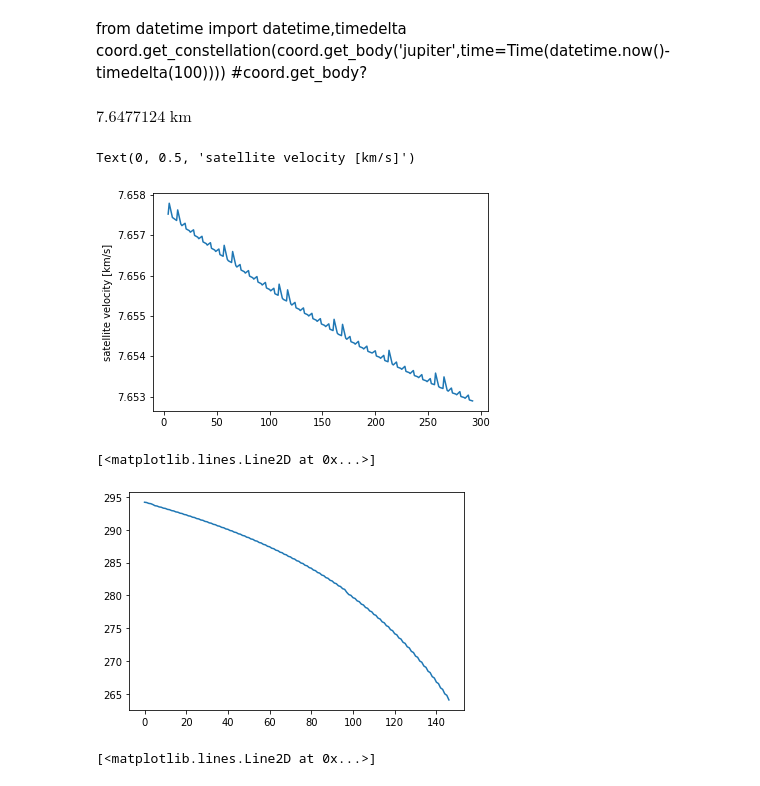
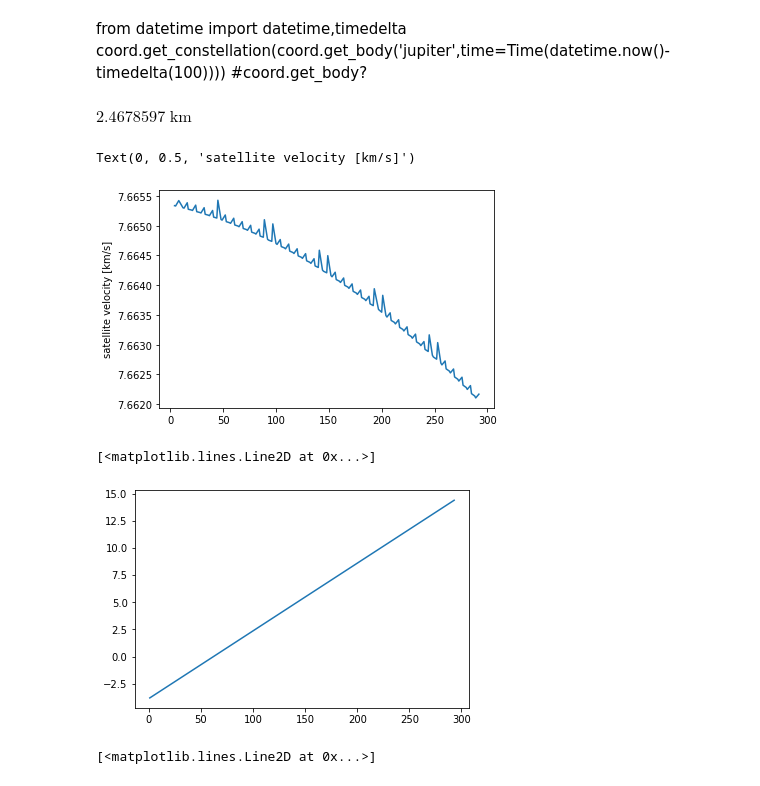
Before and after one commit to limu007/cube, a Jupyter notebook: Attitude_computed.ipynb, the cells around one changed output. Drawn from its saved outputs; the diff is of its cells as text; code cells hidden in the pictures.

```diff
--- a/Attitude_computed.ipynb
+++ b/Attitude_computed.ipynb
@@ -80,3 +80,4 @@ eci_body=eci_body/eci_norm[:,np.newaxis,:]
 # %%
+j=10
 eci_body[j,:,:]@[1,0,0]#mbody[j],mag_calc[j]
 # %% [output]
@@ -134,5 +135,7 @@ Text(0.5, 1.0, 'speed of axis movement')
 # %%
+from astropy import units as u
 axes_z=[]
+axes_y=[]
 axes_x=[]
 sat_loc=[]
 rep=sat_coords
@@ -141,9 +144,12 @@ for j in range(len(dt2)):
     at=t0+dt2[j]/24./60/60
     sat_loc.append(loc)
     axes_x.append(coord.SkyCoord(*eci_body[j,:,0],representation_type="cartesian", frame="fk5",unit='m',location=loc,obstime=at))
+    axes_y.append(coord.SkyCoord(*eci_body[j,:,1],representation_type="cartesian", frame="fk5",unit='m',location=loc,obstime=at))
     axes_z.append(coord.SkyCoord(*eci_body[j,:,2],representation_type="cartesian", frame="fk5",unit='m',location=loc,obstime=at))
 # %%
 #dir2.transform_to(aaz).distance.au
+exalt=lambda moo:[moo.alt.value,moo.az.value]
+
 magall=[]
 for j in range(len(axes_z)):
     dir2=coord.SkyCoord(ra[j]*u.radian,dec[j]*u.radian)
@@ -168,6 +174,13 @@ for j in range(len(axes_z)):
     magxll.append(exalt(dir1.transform_to(aa)))
 magxll=np.array(magxll).T
 
+magyll=[]
+for j in range(len(axes_z)):
+    dir2=coord.SkyCoord(axes_y[j].icrs.ra,axes_y[j].icrs.dec)
+    aa=coord.AltAz(location=axes_y[j].location,obstime=axes_y[j].obstime)
+    magyll.append(exalt(dir2.transform_to(aa)))
+magyll=np.array(magyll).T
+
 magxll[1][magxll[1]>=360]=(magxll[1][magxll[1]>=360]-360)
 pl.plot(dt2,magxll[0],label='alt.')
 pl.plot(dt2,magxll[1],label='azim.')
@@ -258,23 +280,24 @@ coord.get_constellation(coord.get_body('jupiter',time=Time(datetime.now()-timede
 #coord.get_body?
 # %%
 pts=coord.SphericalRepresentation(rep[0]*u.deg,rep[1]*u.deg,(rep[2])*u.km)
-ip=pts[2]#.separation_3d(pts[1])
-dis=ip.to_cartesian()-pts[3].to_cartesian()
+ip=pts[1]#.separation_3d(pts[1])
+ip3=pts[3]
+dis=ip.to_cartesian()-ip3.to_cartesian()
 dis.norm()
 # %% [output]
-$7.6477124 \; \mathrm{km}$
+$2.4678597 \; \mathrm{km}$
 # %%
 ddt=dt2[1:]-dt2[:-1]
-pl.plot(dt2[1:-1],np.array(dist[1:])/1e3/ddt[:-1])
+pl.plot(dt2[1:-1],np.array(dist[1:])/ddt[:-1])
 pl.ylabel("satellite velocity [km/s]")
 # %% [output]
 Text(0, 0.5, 'satellite velocity [km/s]')
-[figure, old version]
+[figure, new version]
 # %%
-pl.plot(sat_coords[0])
+pl.plot(dt2,sat_coords[1][1:-1])
 # %% [output]
 [<matplotlib.lines.Line2D at 0x...>]
-[figure, old version]
+[figure, new version]
 # %%
 import pytz
 tz=pytz.timezone("UTC")
```
Also changed, not shown: parts of 34 cells of this notebook, 1 other file.
